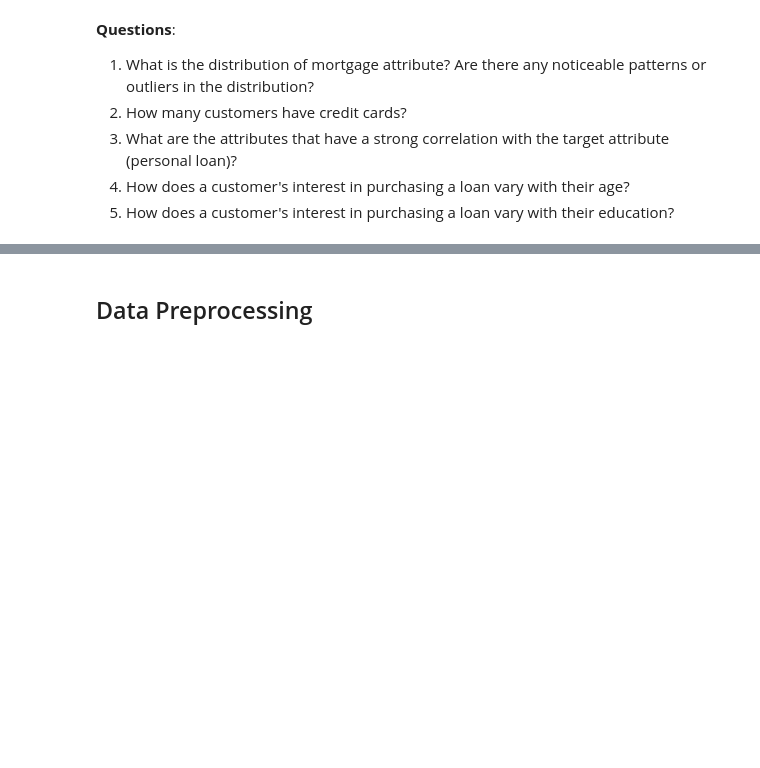
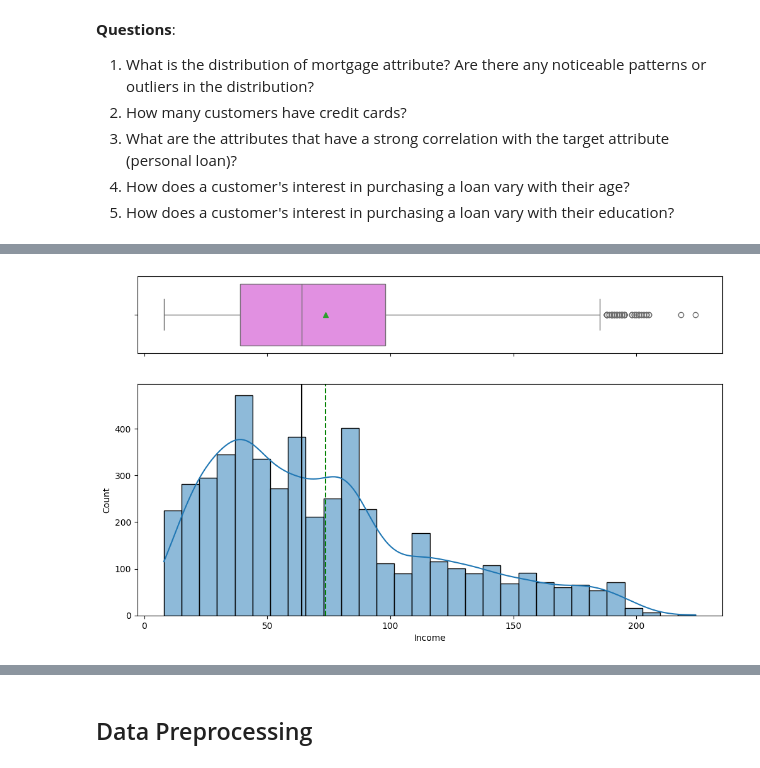
Before and after one commit to arbeeorlar/data_science, a Jupyter notebook: AIML_ML_Project_full_code_notebook.ipynb, the cells around one changed output, grey strips where cells are left out. Cells and saved outputs as stored; diff of their text form; code cells hidden in the pictures; blank space fills up the shorter version.

```diff
--- a/AIML_ML_Project_full_code_notebook.ipynb
+++ b/AIML_ML_Project_full_code_notebook.ipynb
@@ -213,0 +292,4 @@ data.describe().T
+# %%
+histogram_boxplot(data, "Income", kde=True, bins=30)
+# %% [output]
+[figure, added]
```
Also changed, not shown: parts of 107 cells of this notebook.
